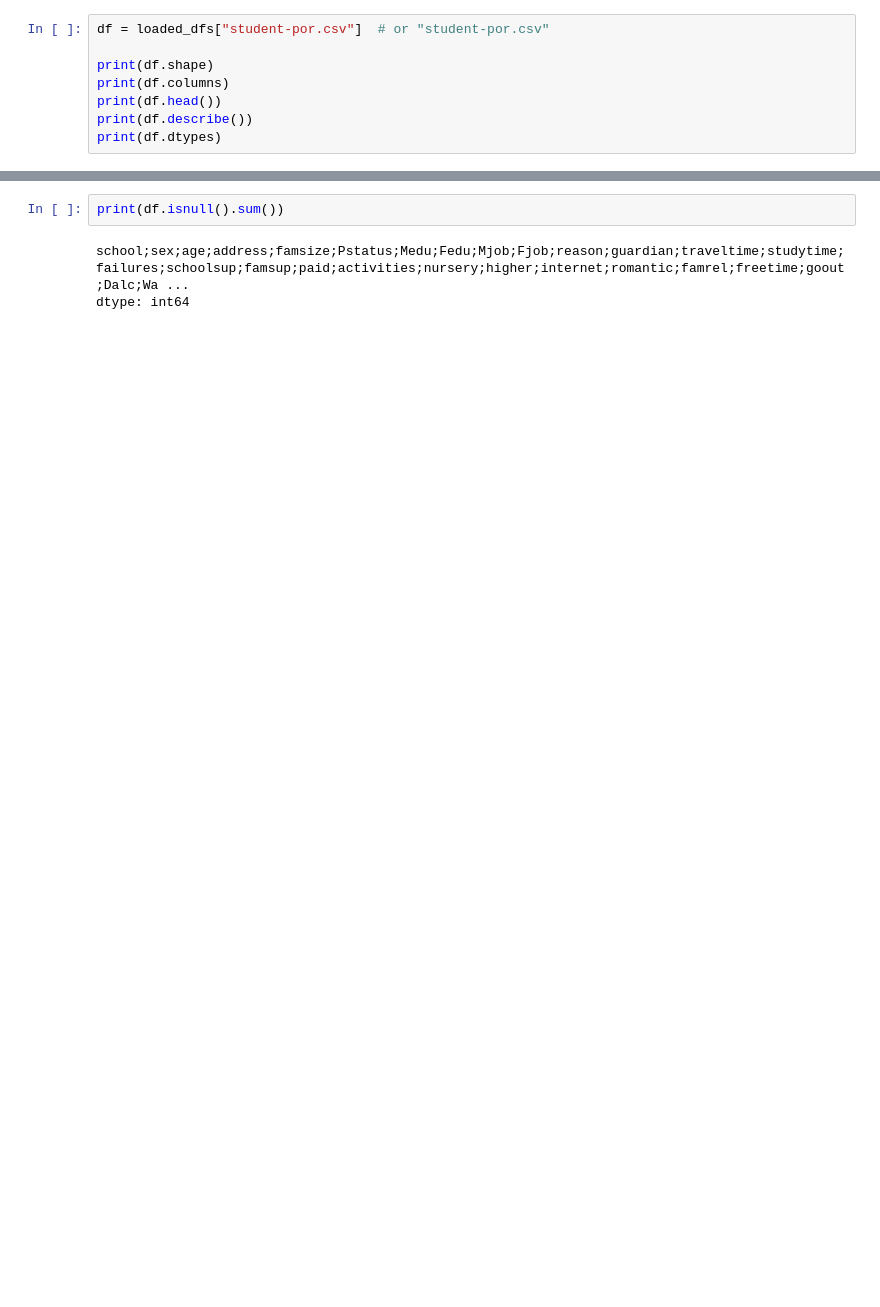
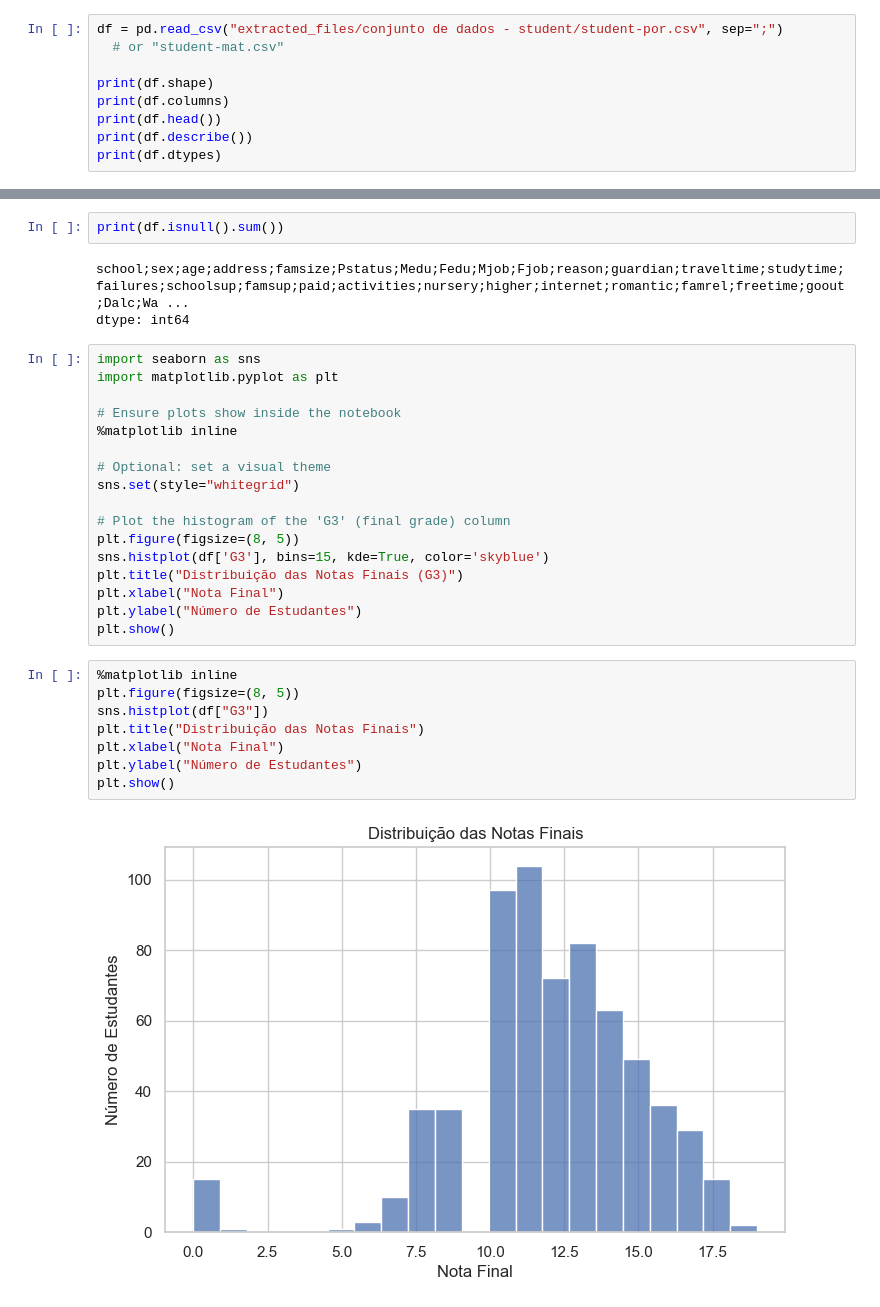
Before and after one commit to Vinicius-VM/trabalho_est-soc_python, a Jupyter notebook: analise.ipynb, the cells around one changed output, grey strips where cells are left out. Cells and saved outputs as stored; diff of their text form; blank space fills up the shorter version.

```diff
--- a/analise.ipynb
+++ b/analise.ipynb
@@ -95,7 +94,8 @@ Successfully extracted to "extracted_files/conjunto de dados - student-1".
 3  GP;"F";15;"U";"GT3";"T";4;2;"health";"services...
 4  GP;"F";16;"U";"GT3";"T";3;3;"other";"other";"h...
 # %%
-df = loaded_dfs["student-por.csv"]  # or "student-por.csv"
+df = pd.read_csv("extracted_files/conjunto de dados - student/student-por.csv", sep=";")
+  # or "student-mat.csv"
 
 print(df.shape)
 print(df.columns)
@@ -123,3 +125,30 @@ print(df.isnull().sum())
 # %% [output]
 school;sex;age;address;famsize;Pstatus;Medu;Fedu;Mjob;Fjob;reason;guardian;traveltime;studytime;failures;schoolsup;famsup;paid;activities;nursery;higher;internet;romantic;famrel;freetime;goout;Dalc;Wa ...
 dtype: int64
+# %%
+import seaborn as sns
+import matplotlib.pyplot as plt
+
+# Ensure plots show inside the notebook
+%matplotlib inline
+
+# Optional: set a visual theme
+sns.set(style="whitegrid")
+
+# Plot the histogram of the 'G3' (final grade) column
+plt.figure(figsize=(8, 5))
+sns.histplot(df['G3'], bins=15, kde=True, color='skyblue')
+plt.title("Distribuição das Notas Finais (G3)")
+plt.xlabel("Nota Final")
+plt.ylabel("Número de Estudantes")
+plt.show()
+# %%
+%matplotlib inline
+plt.figure(figsize=(8, 5))
+sns.histplot(df["G3"])
+plt.title("Distribuição das Notas Finais")
+plt.xlabel("Nota Final")
+plt.ylabel("Número de Estudantes")
+plt.show()
+# %% [output]
+[figure, added]
```
Also changed, not shown: parts of 4 cells of this notebook.
